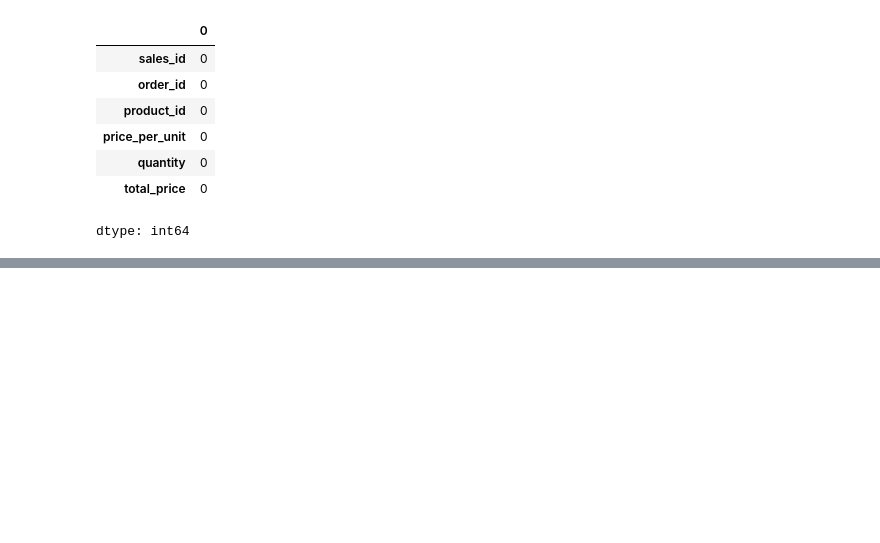
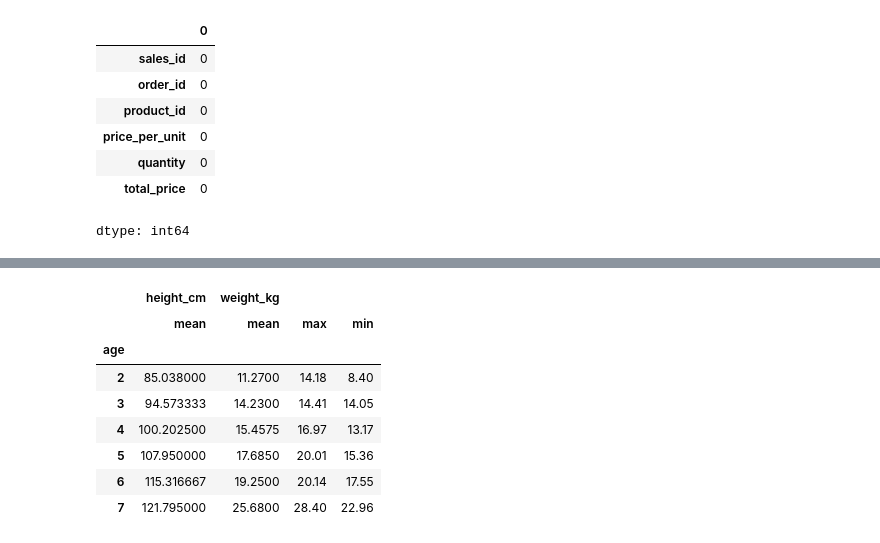
Before and after one commit to kancingkuning/data_analytics_with_python, a Jupyter notebook: data_wrangling.ipynb, the cells around one changed output, grey strips where cells are left out. Cells and saved outputs as stored; diff of their text form; code cells hidden in the pictures; blank space fills up the shorter version.

```diff
--- a/data_wrangling.ipynb
+++ b/data_wrangling.ipynb
@@ -641,0 +716,24 @@ dtype: int64
+# %%
+body_measurement_df = pd.DataFrame.from_records((
+  (2, 83.82, 8.4),
+  (4, 99.31, 16.97),
+  (3, 96.52, 14.41),
+  (6, 114.3, 20.14),
+  (4, 101.6, 16.91),
+  (2, 86.36, 12.64),
+  (3, 92.71, 14.23),
+  (2, 85.09, 11.11),
+  (2, 85.85, 14.18),
+  (5, 106.68, 20.01),
+  (4, 99.06, 13.17),
+  (5, 109.22, 15.36),
+  (4, 100.84, 14.78),
+  (6, 115.06, 20.06),
+  (2, 84.07, 10.02),
+  (7, 121.67, 28.4),
+  (3, 94.49, 14.05),
+  (6, 116.59, 17.55),
+  (7, 121.92, 22.96),
+), columns=("age", "height_cm", "weight_kg"))
+
+body_measurement_df.groupby(by="age").mean()
@@ -641,0 +749,15 @@ dtype: int64
+# %%
+body_measurement_df.groupby(by='age').agg({
+    'height_cm': 'mean',
+    'weight_kg': ['mean','max', 'min'],
+})
+# %% [output]
+|  | height_cm | weight_kg |  |  |
+|  | mean | mean | max | min |
+| age |  |  |  |  |
+| 2 | 85.038000 | 11.2700 | 14.18 | 8.40 |
+| 3 | 94.573333 | 14.2300 | 14.41 | 14.05 |
+| 4 | 100.202500 | 15.4575 | 16.97 | 13.17 |
+| 5 | 107.950000 | 17.6850 | 20.01 | 15.36 |
+| 6 | 115.316667 | 19.2500 | 20.14 | 17.55 |
+| 7 | 121.795000 | 25.6800 | 28.40 | 22.96 |
```
Also changed, not shown: parts of 7 cells of this notebook.
